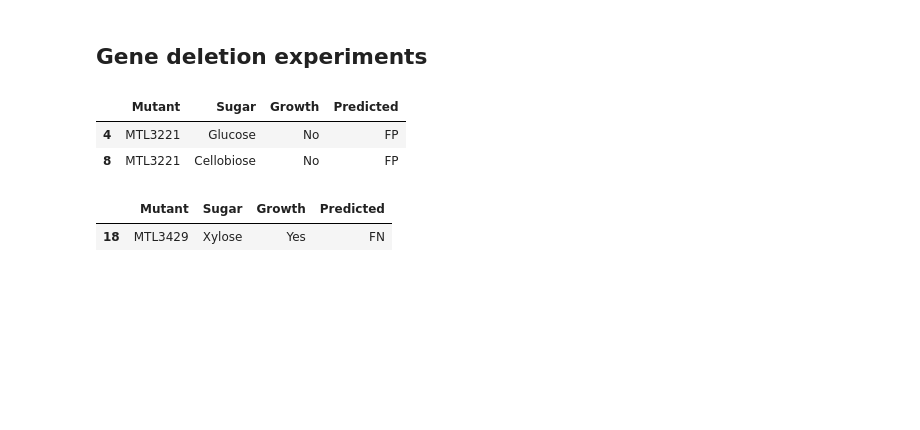
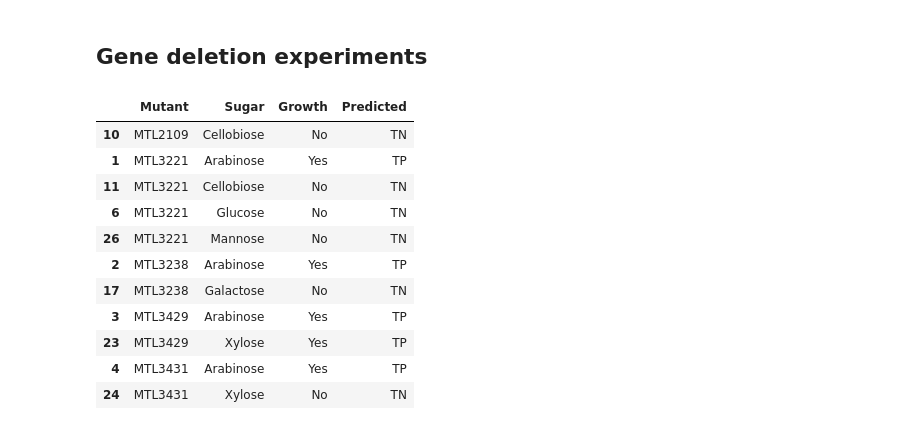
Before and after one commit to IdunBurgos/Ruminiclostridium-cellullolyticum-model-final, a Jupyter notebook: notebooks/Step 5 - Model testing.ipynb, the cells around one changed output. Drawn from its saved outputs; the diff is of its cells as text; code cells hidden in the pictures; blank space fills up the shorter version.

```diff
--- a/notebooks/Step 5 - Model testing.ipynb
+++ b/notebooks/Step 5 - Model testing.ipynb
@@ -84,6 +84,7 @@ sugars = {
 }
 
 genes = {
+    'MTL2109': 'G_WP_015925554_1',
     'MTL3221': 'G_WP_015926569_1',
     'MTL3238': 'G_WP_015926586_1',
     'MTL3429': 'G_WP_015926769_1',
@@ -117,13 +118,17 @@ for i, row in mutant_growth.iterrows():
 
 mutant_growth['Predicted'] = data
 # %%
-mutant_growth.query('Predicted == "FP"')
+mutant_growth.sort_values(['Mutant', 'Sugar'])
 # %% [output]
 |  | Mutant | Sugar | Growth | Predicted |
-| 4 | MTL3221 | Glucose | No | FP |
-| 8 | MTL3221 | Cellobiose | No | FP |
+| 10 | MTL2109 | Cellobiose | No | TN |
+| 1 | MTL3221 | Arabinose | Yes | TP |
+| 11 | MTL3221 | Cellobiose | No | TN |
+| 6 | MTL3221 | Glucose | No | TN |
+| 26 | MTL3221 | Mannose | No | TN |
+| 2 | MTL3238 | Arabinose | Yes | TP |
+| 17 | MTL3238 | Galactose | No | TN |
+| 3 | MTL3429 | Arabinose | Yes | TP |
+| 23 | MTL3429 | Xylose | Yes | TP |
+| 4 | MTL3431 | Arabinose | Yes | TP |
+| 24 | MTL3431 | Xylose | No | TN |
-# %%
-mutant_growth.query('Predicted == "FN"')
-# %% [output]
-|  | Mutant | Sugar | Growth | Predicted |
-| 18 | MTL3429 | Xylose | Yes | FN |
```
Also changed, not shown: parts of 2 cells of this notebook, 13 other files.
